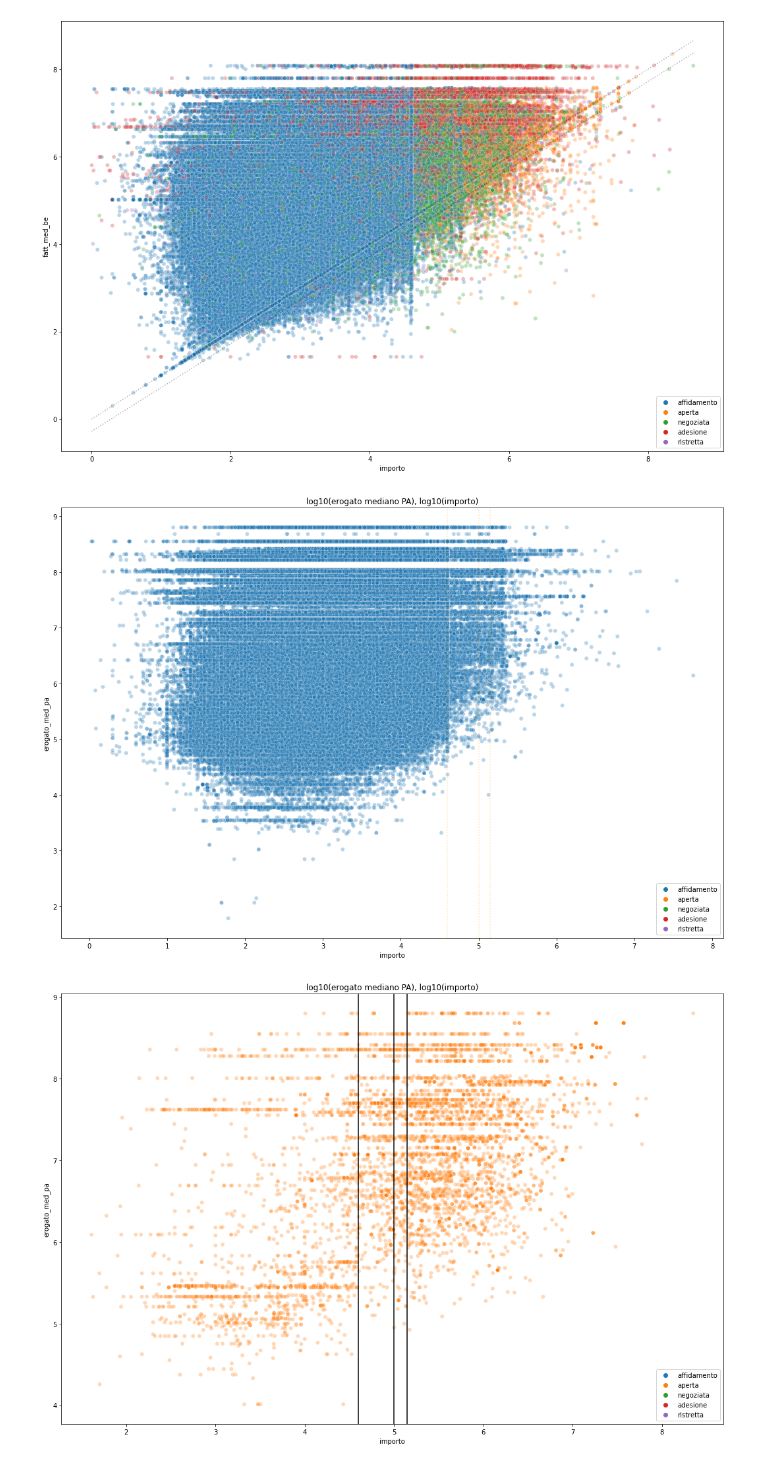
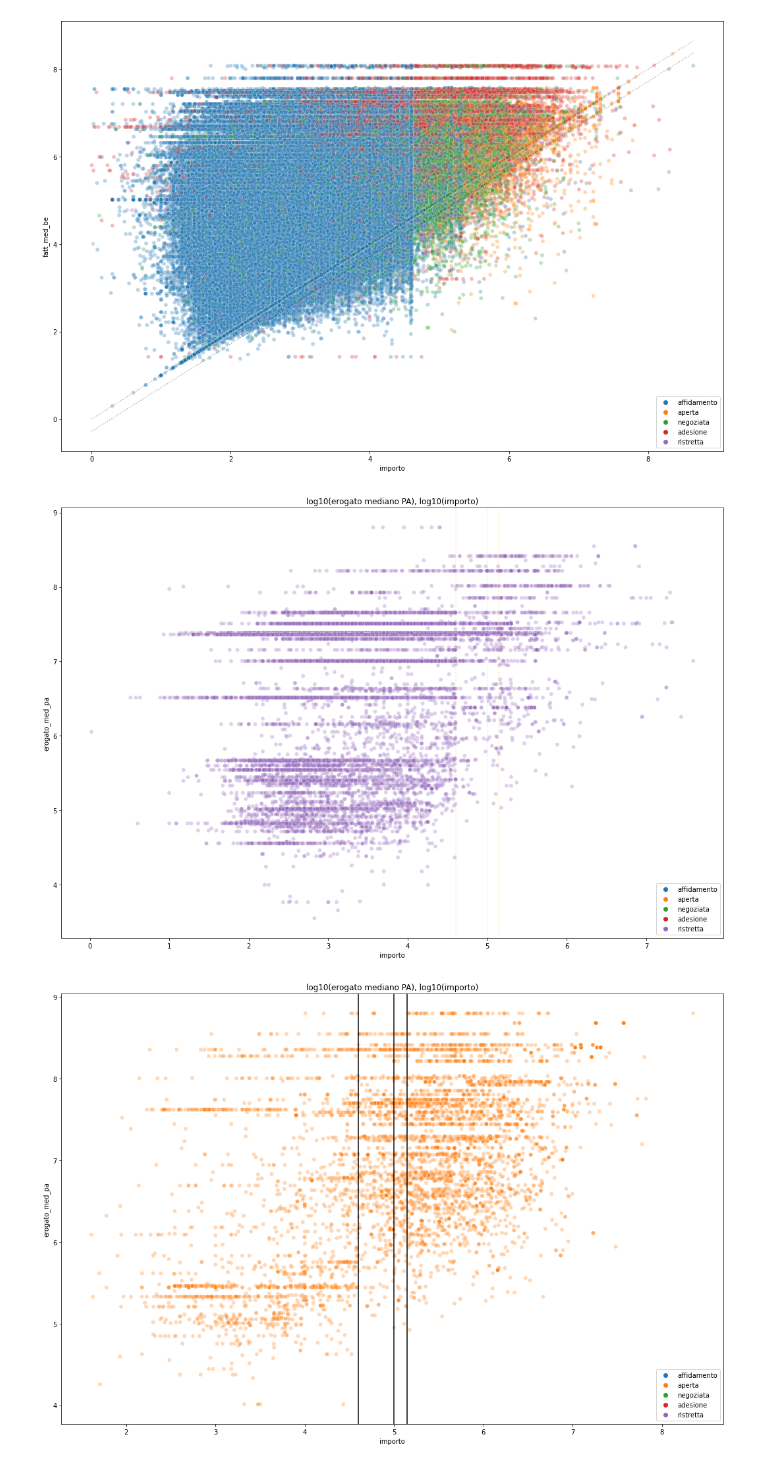
Before and after one commit to Yourne/synapthesis, a Jupyter notebook: Luglio23sett/datasetV2.ipynb, the cells around one changed output. Cells and saved outputs as stored; diff of their text form; code cells hidden in the pictures.

```diff
--- a/Luglio2sett/datasetV2.ipynb
+++ b/Luglio23sett/datasetV2.ipynb
@@ -79,6 +75,17 @@ df = utils.extract_med_contract(df, "id_be")
 # %%
 # durata
 df['durata'] = df.data_fine - df.data_inizio
+
+# extract year, month
+df['year'] = df.data_inizio.dt.year
+df['month'] = df.data_inizio.dt.month
+# %%
+# encode day of the year as (sin cosine)
+df = utils.encode_sin_cos(df, "year")
+# %%
+# numero mediano di contratti per anno pa, be
+df = utils.extract_med_n_contr_by_year(df, "id_pa")
+df = utils.extract_med_n_contr_by_year(df, "id_be")
 # %%
 utils.print_df_measures(df)
 # %% [output]
@@ -174,18 +211,18 @@ plt.show()
 # %%
 plt.figure(figsize=(6*3, 4*3))
 sns.scatterplot(
-    x=np.log10(df.importo)[np.log10(df.importo) > 0][df.tipo_procedura == "affidamento"],
+    x=np.log10(df.importo)[np.log10(df.importo) > 0][df.tipo_procedura == "ristretta"],
     y=np.log10(df.erogato_med_pa)[np.log10(df.importo) > 0],
     alpha=.3, hue=df.tipo_procedura
 )
 plt.axvline(np.log10(14e4), color='orange', linestyle="dotted", alpha=.3)
 plt.axvline(np.log10(10e4), color='orange', linestyle="dotted", alpha=.3)
 plt.axvline(np.log10(4e4), color='orange', linestyle="dotted", alpha=.3)
 plt.legend(loc="lower right")
 plt.title("log10(erogato mediano PA), log10(importo)")
 plt.show()
 # %% [output]
-[figure, old version]
+[figure, new version]
 # %%
 plt.figure(figsize=(6*3, 4*3))
 sns.scatterplot(
```
Also changed, not shown: parts of 25 cells of this notebook, 1 other file.
